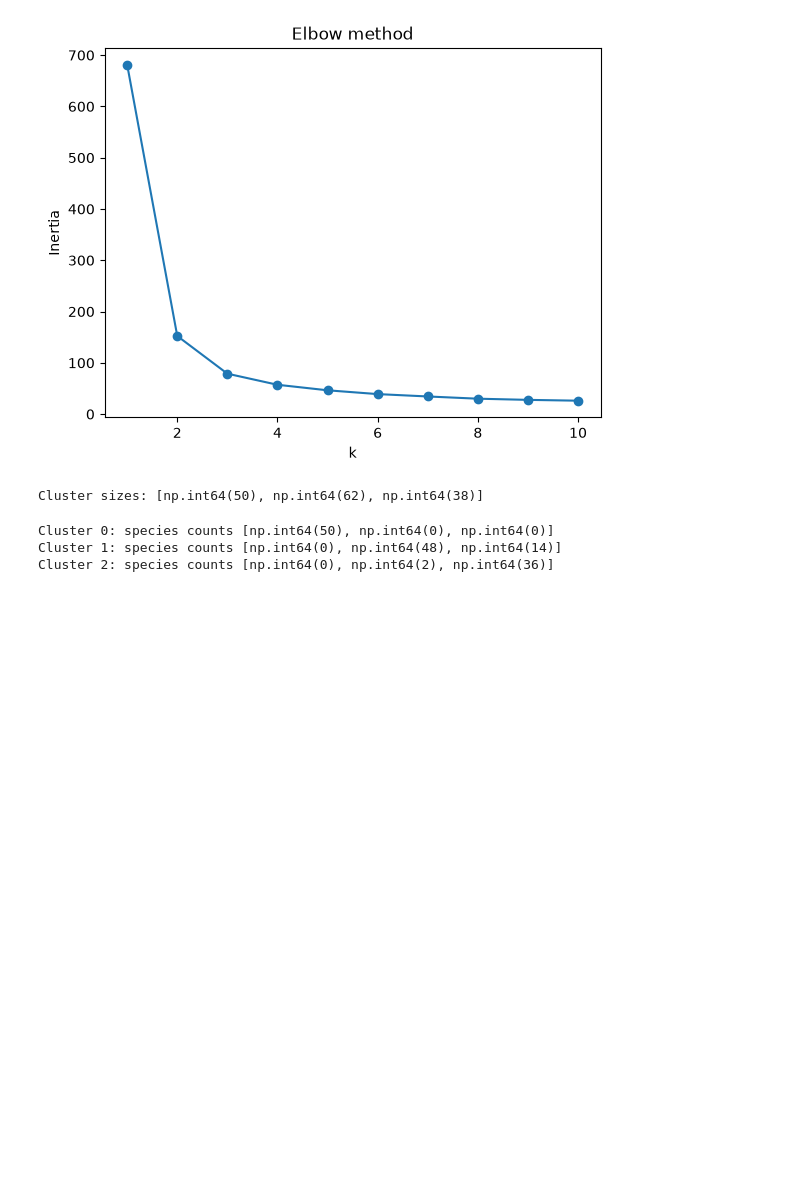
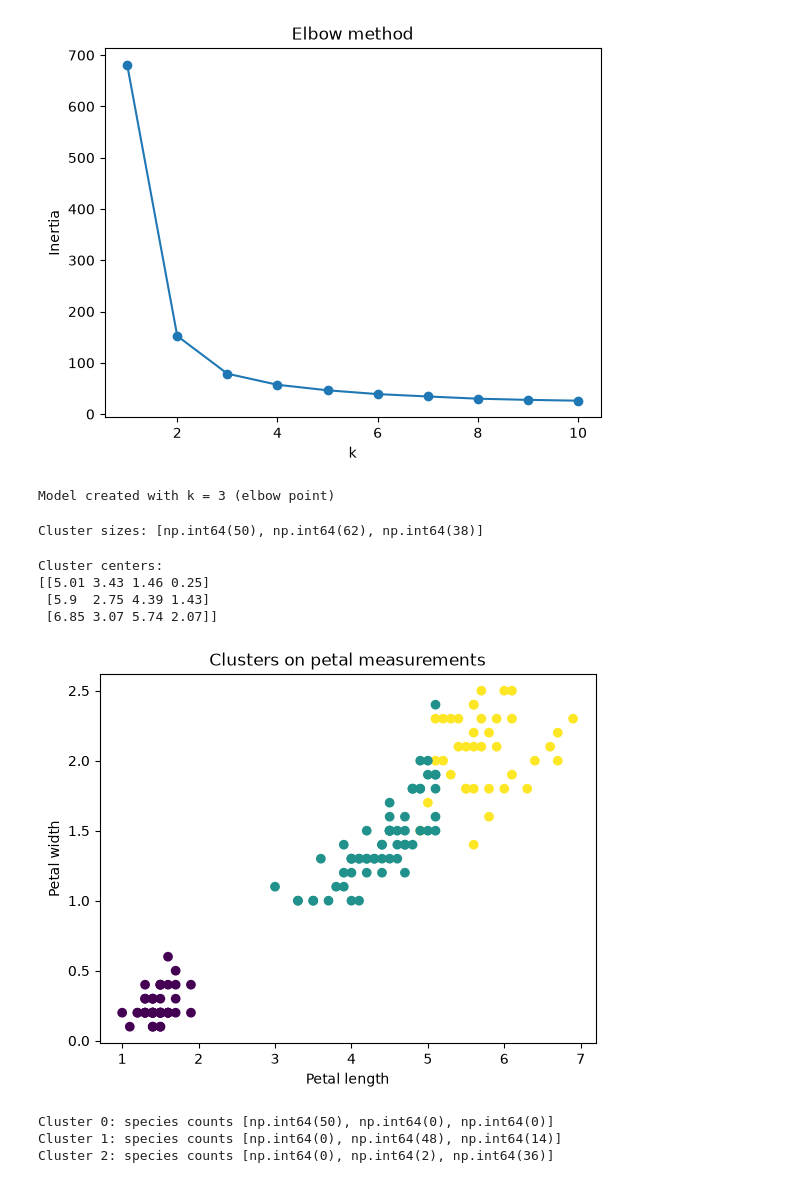
Before and after one commit to DipanshuAmbilkar03/ml-dmv-practicals, a Jupyter notebook: ML/Exp4_KMeans_Iris.ipynb, the cells around one changed output. Saved outputs shown, nothing was run; the diff lists cells and outputs as text; code cells hidden in the pictures; blank space fills up the shorter version.

```diff
--- a/ML/Exp4_KMeans_Iris.ipynb
+++ b/ML/Exp4_KMeans_Iris.ipynb
@@ -29,4 +35,9 @@ plt.title("Elbow method")
 plt.show()
 # %% [output]
 [figure]
+# %%
+km = KMeans(n_clusters=3, n_init=10, random_state=7)
+print("Model created with k = 3 (elbow point)")
+# %% [output]
+Model created with k = 3 (elbow point)
 # %%
@@ -35,6 +45,22 @@ labels = km.fit_predict(X)
 print("Cluster sizes:", [sum(labels == c) for c in range(3)])
 # %% [output]
 Cluster sizes: [np.int64(50), np.int64(62), np.int64(38)]
+# %%
+print("Cluster centers:")
+print(km.cluster_centers_.round(2))
+# %% [output]
+Cluster centers:
+[[5.01 3.43 1.46 0.25]
+ [5.9  2.75 4.39 1.43]
+ [6.85 3.07 5.74 2.07]]
+# %%
+plt.scatter(X[:, 2], X[:, 3], c=labels)
+plt.xlabel("Petal length")
+plt.ylabel("Petal width")
+plt.title("Clusters on petal measurements")
+plt.show()
+# %% [output]
+[figure, added]
 # %%
 for c in range(3):
     counts = [sum((labels == c) & (species == s)) for s in range(3)]
```
Also changed, not shown: parts of 4 cells of this notebook, 14 other files.
